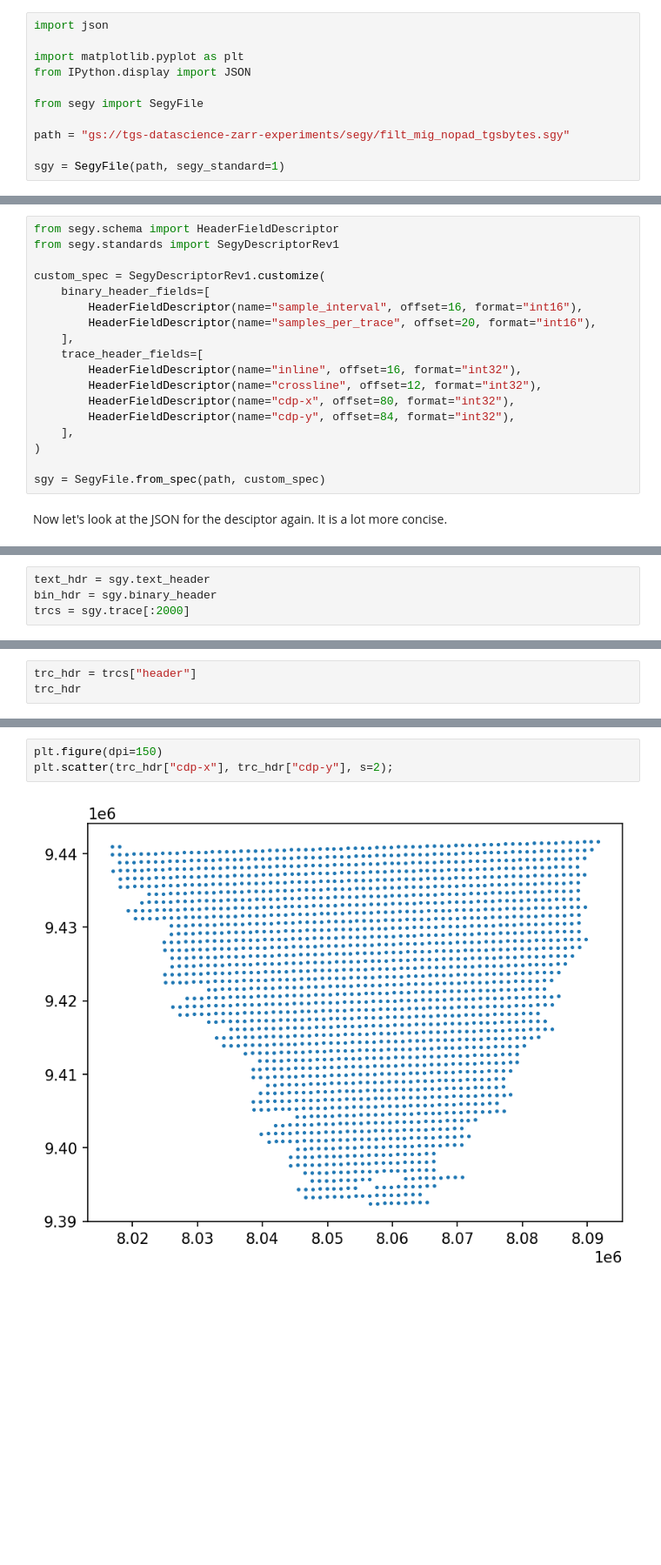
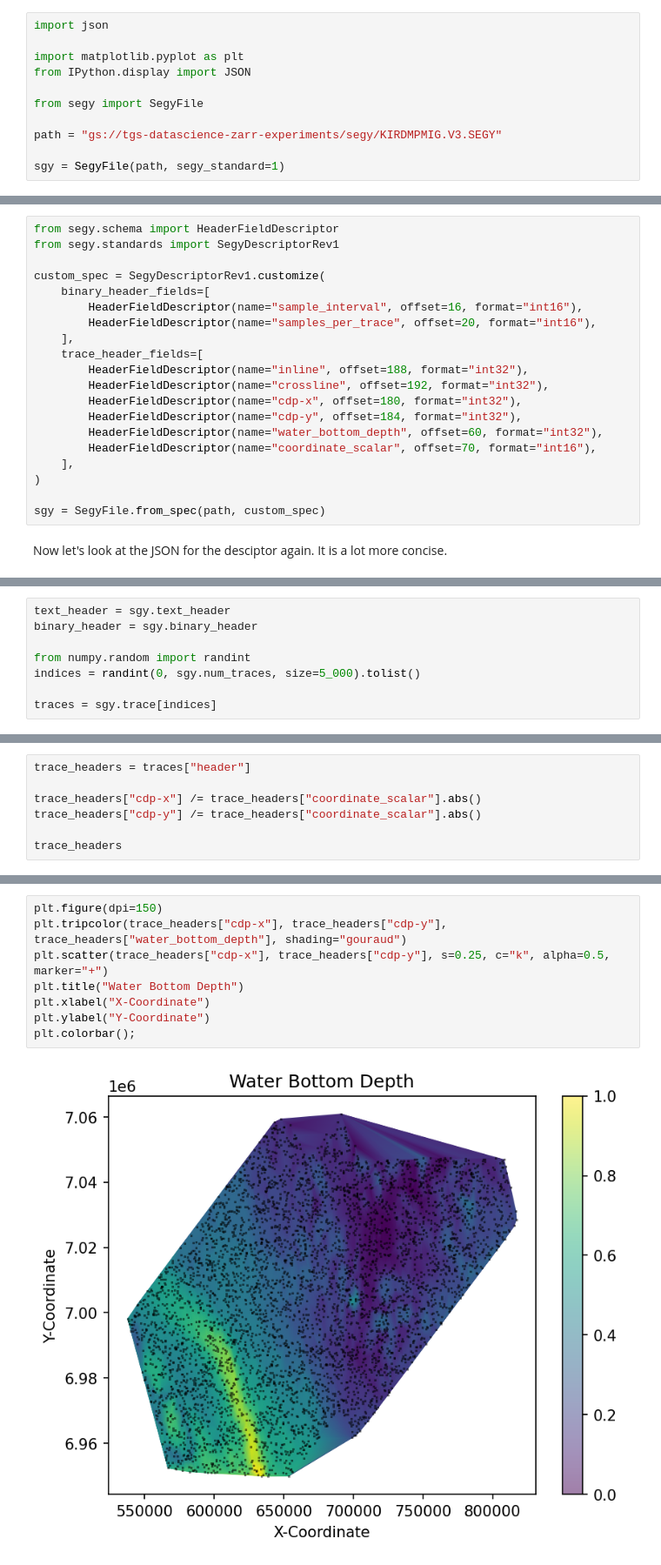
Before and after one commit to TGSAI/segy, a Jupyter notebook: examples/demo.ipynb, the cells around one changed output, grey strips where cells are left out. Shown at 87% size. Cells and saved outputs as stored; diff of their text form; blank space fills up the shorter version.

```diff
--- a/examples/demo.ipynb
+++ b/examples/demo.ipynb
@@ -15,7 +15,7 @@ from IPython.display import JSON
 
 from segy import SegyFile
 
-path = "gs://tgs-datascience-zarr-experiments/segy/filt_mig_nopad_tgsbytes.sgy"
+path = "gs://tgs-datascience-zarr-experiments/segy/KIRDMPMIG.V3.SEGY"
 
 sgy = SegyFile(path, segy_standard=1)
 # %% [markdown]
@@ -137,10 +163,12 @@ custom_spec = SegyDescriptorRev1.customize(
         HeaderFieldDescriptor(name="samples_per_trace", offset=20, format="int16"),
     ],
     trace_header_fields=[
-        HeaderFieldDescriptor(name="inline", offset=16, format="int32"),
-        HeaderFieldDescriptor(name="crossline", offset=12, format="int32"),
-        HeaderFieldDescriptor(name="cdp-x", offset=80, format="int32"),
-        HeaderFieldDescriptor(name="cdp-y", offset=84, format="int32"),
+        HeaderFieldDescriptor(name="inline", offset=188, format="int32"),
+        HeaderFieldDescriptor(name="crossline", offset=192, format="int32"),
+        HeaderFieldDescriptor(name="cdp-x", offset=180, format="int32"),
+        HeaderFieldDescriptor(name="cdp-y", offset=184, format="int32"),
+        HeaderFieldDescriptor(name="water_bottom_depth", offset=60, format="int32"),
+        HeaderFieldDescriptor(name="coordinate_scalar", offset=70, format="int16"),
     ],
 )
 
@@ -171,5 +201,9 @@ Headers will be limited to our schema and names will be all correct.
 # %%
-text_hdr = sgy.text_header
-bin_hdr = sgy.binary_header
-trcs = sgy.trace[:2000]
+text_header = sgy.text_header
+binary_header = sgy.binary_header
+
+from numpy.random import randint
+indices = randint(0, sgy.num_traces, size=5_000).tolist()
+
+traces = sgy.trace[indices]
 # %%
@@ -180,4 +214,8 @@ bin_hdr
 # %%
-trc_hdr = trcs["header"]
-trc_hdr
+trace_headers = traces["header"]
+
+trace_headers["cdp-x"] /= trace_headers["coordinate_scalar"].abs()
+trace_headers["cdp-y"] /= trace_headers["coordinate_scalar"].abs()
+
+trace_headers
 # %% [output]
@@ -199,5 +238,10 @@ We can now even plot the `cdp-x` and `cdp-y` headers for traces we read in.
 # %%
 plt.figure(dpi=150)
-plt.scatter(trc_hdr["cdp-x"], trc_hdr["cdp-y"], s=2);
+plt.tripcolor(trace_headers["cdp-x"], trace_headers["cdp-y"], trace_headers["water_bottom_depth"], shading="gouraud")
+plt.scatter(trace_headers["cdp-x"], trace_headers["cdp-y"], s=0.25, c="k", alpha=0.5, marker="+")
+plt.title("Water Bottom Depth")
+plt.xlabel("X-Coordinate")
+plt.ylabel("Y-Coordinate")
+plt.colorbar();
 # %% [output]
-[figure, old version]
+[figure, new version]
```
Also changed, not shown: parts of 15 cells of this notebook.
